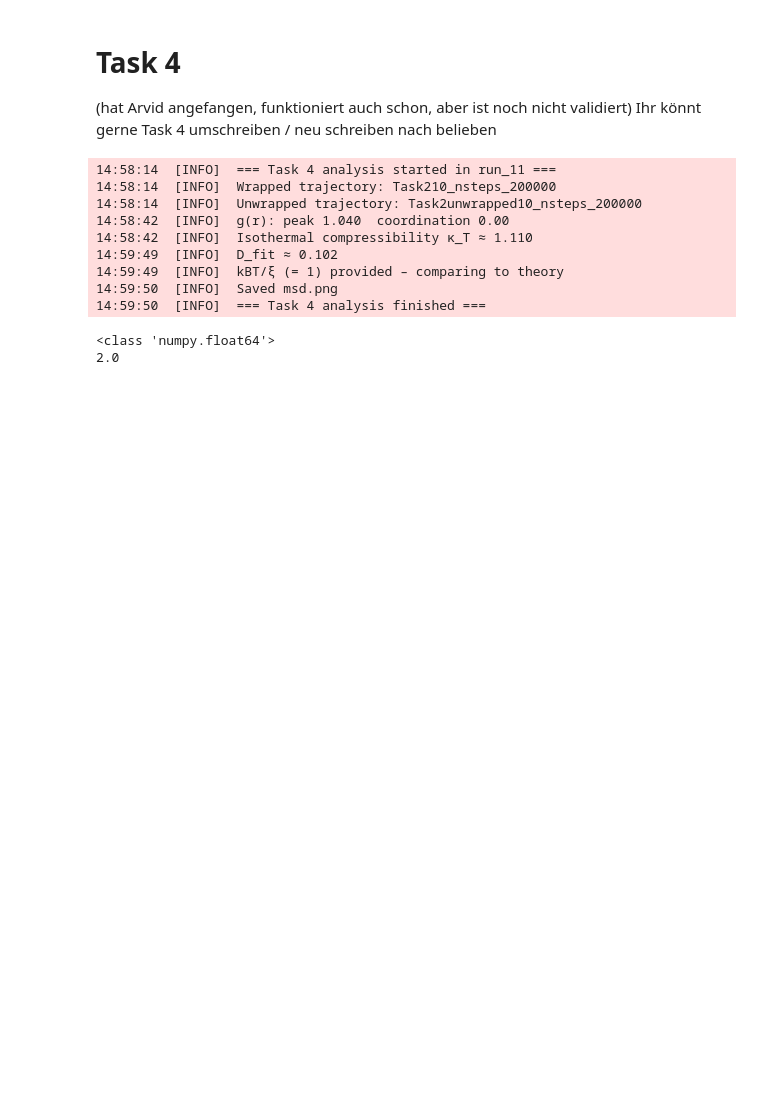
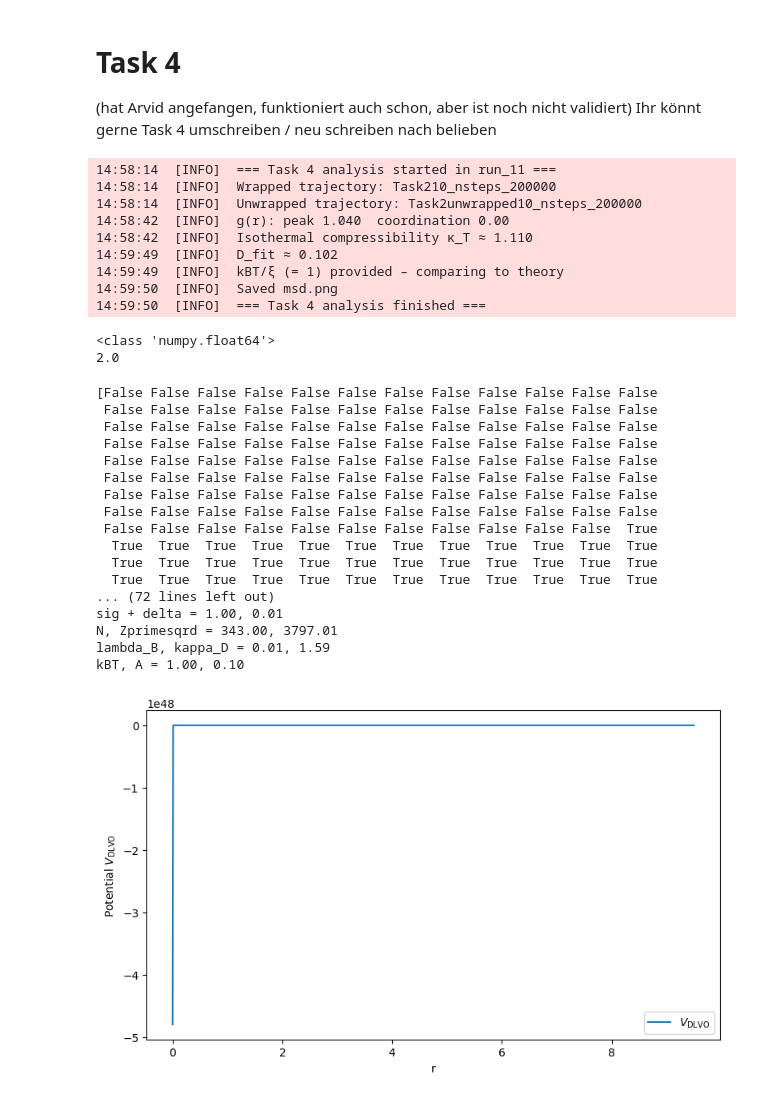
Before and after one commit to ScythiansCloud/FinalProject_CompPhys, a Jupyter notebook: main.ipynb, the cells around one changed output. Drawn from its saved outputs; the diff is of its cells as text; code cells hidden in the pictures; blank space fills up the shorter version.

Commit message:
added my cell of V_DLVO to main

```diff
--- a/main.ipynb
+++ b/main.ipynb
@@ -180,3 +188,73 @@ print(slope)  # Output: 2.0
 # %% [output]
 <class 'numpy.float64'>
 2.0
+# %%
+def DLVO_potential(r, L, N, sig, delta, A, m, Zprimesqrd, lambda_B, kappa_D, kbT):
+    """
+    r: Array of distances r, for which the potential needs to be calculated
+    """
+    # convert to np array if needed
+    r = np.asarray(r, dtype=float)
+
+    # mask of where to use VDW+EL
+    mask = r > (sig + delta)
+
+    # Pre‐allocate output
+    V = np.empty_like(r)
+
+    # Case 1: Van der Waals + Electrostatic
+    r1 = r[mask]
+    print(mask)
+    VDW = A * sig / (24 * m * (r1 - sig))
+    EL  = -Zprimesqrd * lambda_B * np.exp(-kappa_D * r1) * (1/r1 + kappa_D) / (m * r1)
+    V[mask] = VDW + EL
+
+    # Case 2: Lennard‐Jones‐type
+    r2 = r[~mask]
+    V[~mask] = -8 * kbT / m * (0.6 / r2**12 - 0.6 / r2**6)
+
+    return V
+
+
+
+
+r_array = np.linspace(0.0001, 9.5, 1000)
+
+V_DLVO = DLVO_potential(r_array, settings3.L, settings3.N, settings3.sig, settings3.delta, settings3.A,
+    settings3.m, settings3.Zprimesqrd, settings3.lambda_B, settings3.kappa_D, settings3.kBT)
+
+print(f"sig + delta = {settings3.sig:.2f}, {settings3.delta:.2f}")
+print(f"N, Zprimesqrd = {settings3.N:.2f}, {settings3.Zprimesqrd:.2f}")
+print(f"lambda_B, kappa_D = {settings3.lambda_B:.2f}, {settings3.kappa_D:.2f}")
+print(f"kBT, A = {settings3.kBT:.2f}, {settings3.A:.2f}")
+
+
+plt.figure(figsize=(8,5))
+
+plt.plot(r_array, V_DLVO, label=r"$V_\text{DLVO}$")
+plt.xlabel("r")
+plt.ylabel(r"Potential $V_\text{DLVO}$")
+# plt.xlim(1.5, settings3.L/2)
+#plt.ylim(0, 3)
+plt.legend()
+# plt.title("")
+plt.tight_layout()
+# %% [output]
+[False False False False False False False False False False False False
+ False False False False False False False False False False False False
+ False False False False False False False False False False False False
+ False False False False False False False False False False False False
+ False False False False False False False False False False False False
+ False False False False False False False False False False False False
+ False False False False False False False False False False False False
+ False False False False False False False False False False False False
+ False False False False False False False False False False False  True
+  True  True  True  True  True  True  True  True  True  True  True  True
+  True  True  True  True  True  True  True  True  True  True  True  True
+  True  True  True  True  True  True  True  True  True  True  True  True
+... (72 lines left out)
+sig + delta = 1.00, 0.01
+N, Zprimesqrd = 343.00, 3797.01
+lambda_B, kappa_D = 0.01, 1.59
+kBT, A = 1.00, 0.10
+[figure, added]
```
Also changed, not shown: parts of 4 cells of this notebook, 1 other file.
